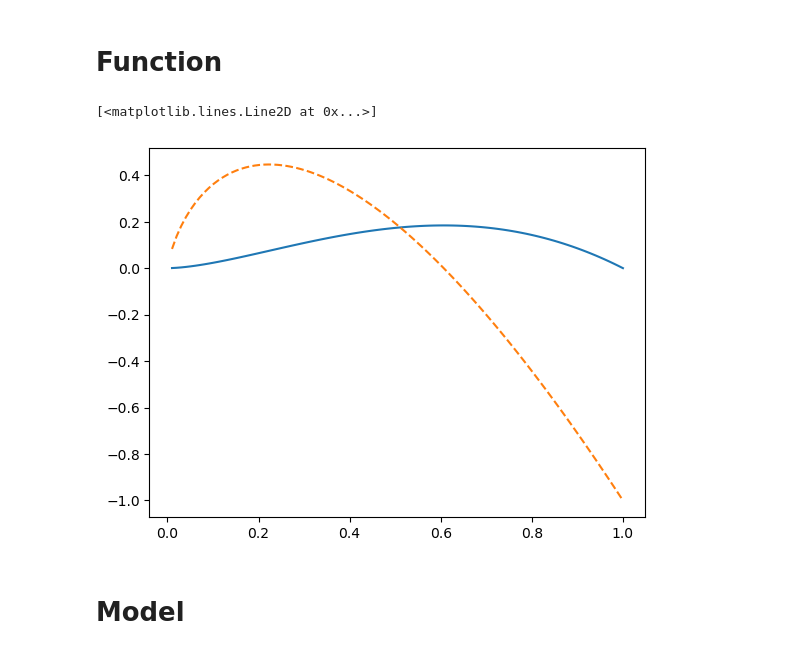
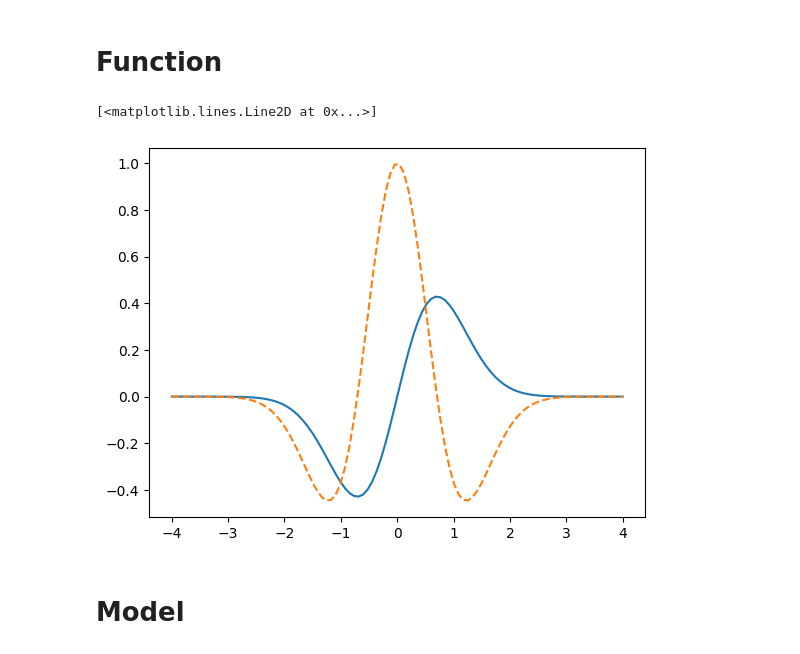
Before and after one commit to jshe2304/dlrg, a Jupyter notebook: gradient_fitting.ipynb, the cells around one changed output. Cells and saved outputs as stored; diff of their text form; code cells hidden in the pictures.

```diff
--- a/gradient_fitting.ipynb
+++ b/gradient_fitting.ipynb
@@ -8,15 +10,15 @@ device = torch.device('cpu')
 # %% [markdown]
 # Function
 # %%
-f = lambda x: (-x**2 * torch.log(x)).squeeze()
-dfdx = lambda x: -(2 * x * torch.log(x) + x)
+f = lambda x: (x * torch.exp(-(x ** 2))).squeeze()
+dfdx = lambda x: ((1 - 2 * x ** 2) * torch.exp(-(x ** 2))).squeeze()
 # %%
-x = torch.linspace(0, 1, 100)
-plt.plot(x, f(x))
-plt.plot(x, batch_grad(f)(x), linestyle='dashed')
+x_range = torch.linspace(-4, 4, 100)
+plt.plot(x_range, f(x_range))
+plt.plot(x_range, batch_grad(f)(x_range), linestyle='dashed')
 # %% [output]
 [<matplotlib.lines.Line2D at 0x...>]
-[figure, old version]
+[figure, new version]
 # %% [markdown]
 # Model
 # %%
```
Also changed, not shown: parts of 9 cells of this notebook, 2 other files.
